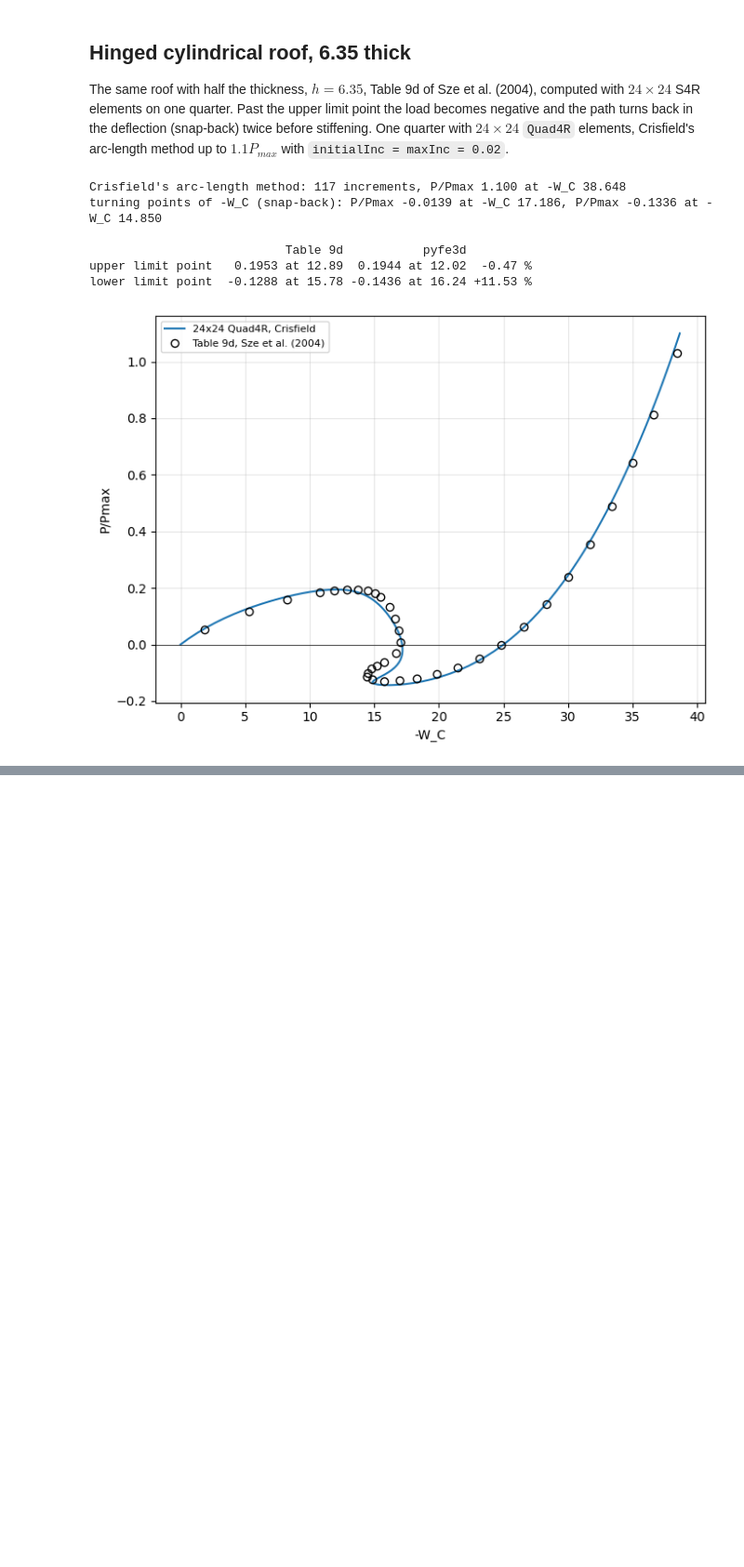
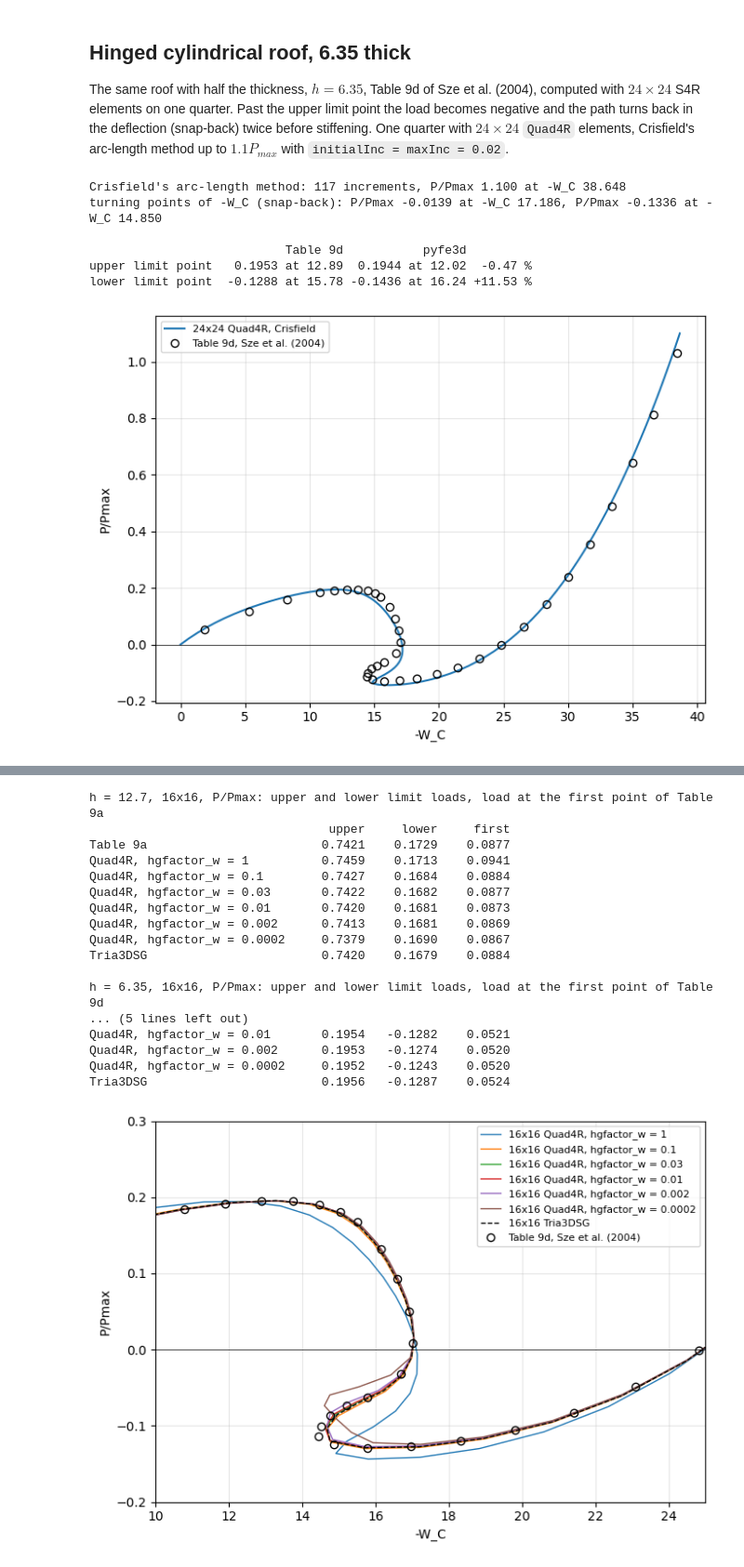
Before and after one commit to saullocastro/pyfe3d, a Jupyter notebook: doc/source/tut-nonlinear-benchmarks.ipynb, the cells around one changed output, grey strips where cells are left out. Shown at 93% size. Cells and saved outputs as stored; diff of their text form; code cells hidden in the pictures; blank space fills up the shorter version.

```diff
--- a/doc/source/tut-nonlinear-benchmarks.ipynb
+++ b/doc/source/tut-nonlinear-benchmarks.ipynb
@@ -378,0 +476,75 @@ The assertions of these comparisons are in
+# %%
+cases = [('Quad4R, hgfactor_w = %g' % hg, dict(hgfactor_w=hg))
+         for hg in HGFACTORS] + [('Tria3DSG', dict(element='Tria3DSG'))]
+paths_thick, paths_thin = {}, {}
+for name, kw in cases:
+    if kw.get('hgfactor_w') == 1.:
+        # NOTE the path of the 12.7 thick roof with the default, see above
+        paths_thick[name] = (P16, W16)
+    else:
+        paths_thick[name] = run_hinged_roof(n=16, **kw)
+    paths_thin[name] = run_hinged_roof(n=16, h=6.35, load_factor=1.1, **kw)
+
+
+def first_point(P, W, table):
+    # NOTE -W_C increases monotonically up to the upper limit point
+    rising = W < 10.
+    return np.interp(table[0, 1], W[rising], P[rising])
+
+
+(Pa_r, _), (Pb_r, _) = limit_points(TABLE_9A[:, 0], TABLE_9A[:, 1], 15.)
+print('h = 12.7, 16x16, P/Pmax: upper and lower limit loads, load at the '
+      'first point of Table 9a')
+print('%-28s %9s %9s %9s' % ('', 'upper', 'lower', 'first'))
+print('%-28s %9.4f %9.4f %9.4f' % ('Table 9a', Pa_r, Pb_r, TABLE_9A[0, 0]))
+for name, (P_, W_) in paths_thick.items():
+    (Pa, _), (Pb, _) = limit_points(P_, W_, 15.)
+    print('%-28s %9.4f %9.4f %9.4f' % (name, Pa, Pb,
+                                       first_point(P_, W_, TABLE_9A)))
+(Pa_r, _), _ = limit_points(TABLE_9D[:, 0], TABLE_9D[:, 1], 13.5)
+print()
+print('h = 6.35, 16x16, P/Pmax: upper and lower limit loads, load at the '
+      'first point of Table 9d')
+print('%-28s %9s %9s %9s' % ('', 'upper', 'lower', 'first'))
+print('%-28s %9.4f %9.4f %9.4f' % ('Table 9d', Pa_r, TABLE_9D[:, 0].min(),
+                                   TABLE_9D[0, 0]))
+for name, (P_, W_) in paths_thin.items():
+    (Pa, _), _ = limit_points(P_, W_, 13.5)
+    print('%-28s %9.4f %9.4f %9.4f' % (name, Pa, P_.min(),
+                                       first_point(P_, W_, TABLE_9D)))
+
+fig, ax = plt.subplots(figsize=(7, 5))
+for (name, (P_, W_)), style in zip(paths_thin.items(),
+                                   ['C0-', 'C1-', 'C2-', 'C3-', 'C4-', 'C5-',
+                                    'k--']):
+    ax.plot(W_, P_, style, lw=1., label='16x16 ' + name)
+ax.plot(TABLE_9D[:, 1], TABLE_9D[:, 0], 'ko', mfc='none',
+        label='Table 9d, Sze et al. (2004)')
+ax.axhline(0, color='k', lw=0.5)
+ax.set_xlabel('-W_C')
+ax.set_ylabel('P/Pmax')
+ax.set_xlim(10, 25)
+ax.set_ylim(-0.2, 0.3)
+ax.grid(True, alpha=0.3)
+ax.legend(fontsize=8, loc='upper right')
+plt.tight_layout()
+plt.show()
+# %% [output]
+h = 12.7, 16x16, P/Pmax: upper and lower limit loads, load at the first point of Table 9a
+                                 upper     lower     first
+Table 9a                        0.7421    0.1729    0.0877
+Quad4R, hgfactor_w = 1          0.7459    0.1713    0.0941
+Quad4R, hgfactor_w = 0.1        0.7427    0.1684    0.0884
+Quad4R, hgfactor_w = 0.03       0.7422    0.1682    0.0877
+Quad4R, hgfactor_w = 0.01       0.7420    0.1681    0.0873
+Quad4R, hgfactor_w = 0.002      0.7413    0.1681    0.0869
+Quad4R, hgfactor_w = 0.0002     0.7379    0.1690    0.0867
+Tria3DSG                        0.7420    0.1679    0.0884
+
+h = 6.35, 16x16, P/Pmax: upper and lower limit loads, load at the first point of Table 9d
+... (5 lines left out)
+Quad4R, hgfactor_w = 0.01       0.1954   -0.1282    0.0521
+Quad4R, hgfactor_w = 0.002      0.1953   -0.1274    0.0520
+Quad4R, hgfactor_w = 0.0002     0.1952   -0.1243    0.0520
+Tria3DSG                        0.1956   -0.1287    0.0524
+[figure, added]
```
Also changed, not shown: parts of 11 cells of this notebook, 3 other files.
